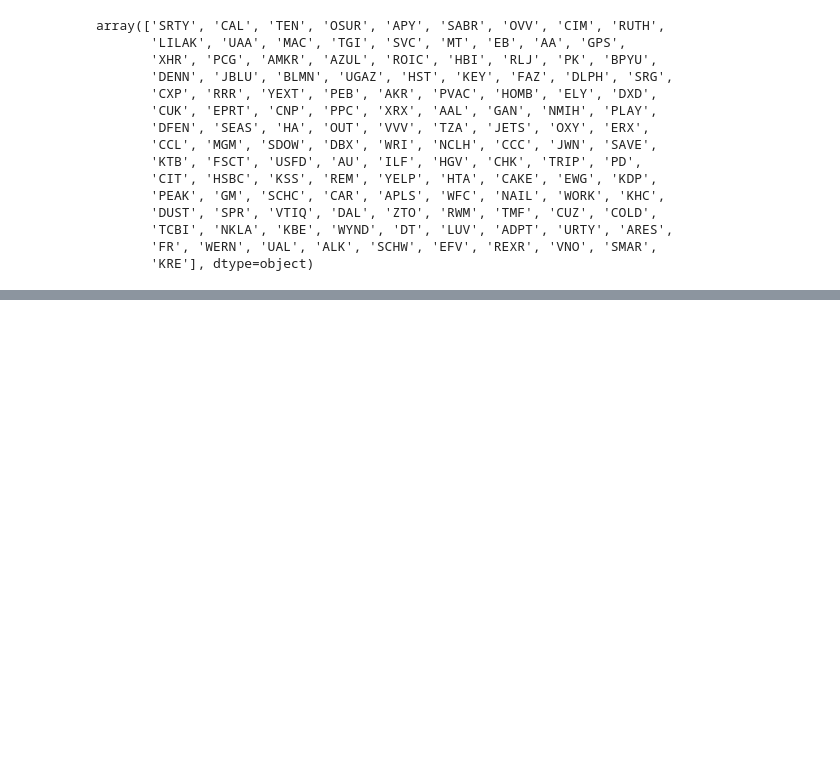
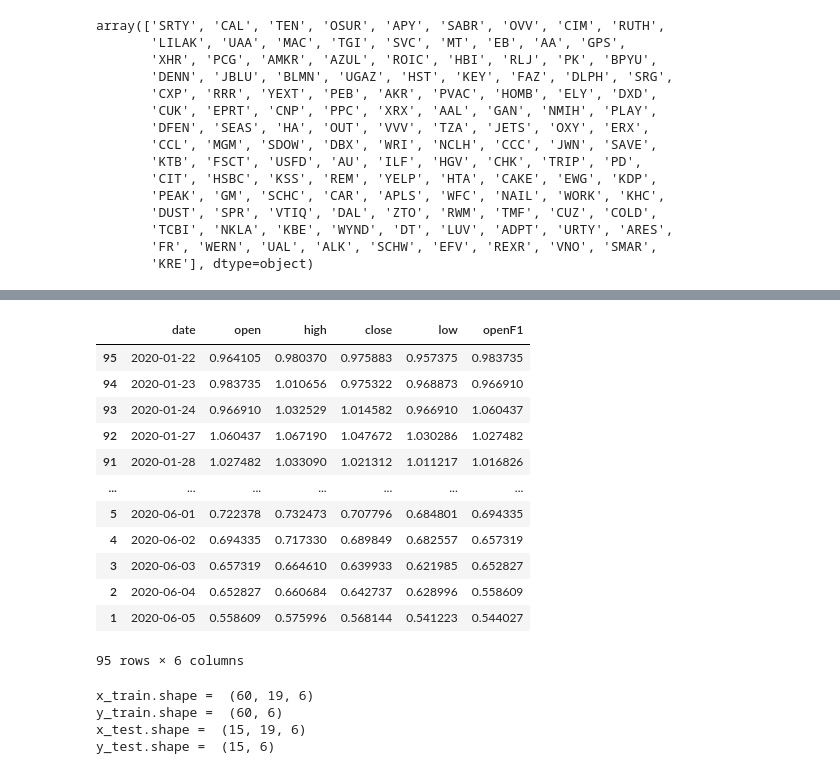
Before and after one commit to glenwang/AITrading, a Jupyter notebook: Model1.ipynb, the cells around one changed output, grey strips where cells are left out. Cells and saved outputs as stored; diff of their text form; code cells hidden in the pictures; blank space fills up the shorter version.

```diff
--- a/Model1.ipynb
+++ b/Model1.ipynb
@@ -86,0 +134,50 @@ rfmaDF.to_csv('127CalculatedDataFrame.csv')
+# %%
+ticker='SRTY'
+stock=rfmaDF[rfmaDF['ticker']==ticker][['date', 'open','high','close','low','openF1']]
+stock
+# %% [output]
+|  | date | open | high | close | low | openF1 |
+| 95 | 2020-01-22 | 0.964105 | 0.980370 | 0.975883 | 0.957375 | 0.983735 |
+| 94 | 2020-01-23 | 0.983735 | 1.010656 | 0.975322 | 0.968873 | 0.966910 |
+| 93 | 2020-01-24 | 0.966910 | 1.032529 | 1.014582 | 0.966910 | 1.060437 |
+| 92 | 2020-01-27 | 1.060437 | 1.067190 | 1.047672 | 1.030286 | 1.027482 |
+| 91 | 2020-01-28 | 1.027482 | 1.033090 | 1.021312 | 1.011217 | 1.016826 |
+| ... | ... | ... | ... | ... | ... | ... |
+| 5 | 2020-06-01 | 0.722378 | 0.732473 | 0.707796 | 0.684801 | 0.694335 |
+| 4 | 2020-06-02 | 0.694335 | 0.717330 | 0.689849 | 0.682557 | 0.657319 |
+| 3 | 2020-06-03 | 0.657319 | 0.664610 | 0.639933 | 0.621985 | 0.652827 |
+| 2 | 2020-06-04 | 0.652827 | 0.660684 | 0.642737 | 0.628996 | 0.558609 |
+| 1 | 2020-06-05 | 0.558609 | 0.575996 | 0.568144 | 0.541223 | 0.544027 |
+95 rows × 6 columns
+# %%
+def load_data(stock, look_back):
+    data_raw = stock.values # convert to numpy array
+    data = []
+
+    # create all possible sequences of length seq_len
+    for index in range(len(data_raw) - look_back):
+        data.append(data_raw[index: index + look_back])
+
+    data = np.array(data);
+    test_set_size = int(np.round(0.2*data.shape[0]));
+    train_set_size = data.shape[0] - (test_set_size);
+
+    x_train = data[:train_set_size,:-1,:]
+    y_train = data[:train_set_size,-1,:]
+
+    x_test = data[train_set_size:,:-1]
+    y_test = data[train_set_size:,-1,:]
+
+    return [x_train, y_train, x_test, y_test]
+
+look_back = 20 # choose sequence length
+x_train, y_train, x_test, y_test = load_data(stock, look_back)
+print('x_train.shape = ',x_train.shape)
+print('y_train.shape = ',y_train.shape)
+print('x_test.shape = ',x_test.shape)
+print('y_test.shape = ',y_test.shape)
+# %% [output]
+x_train.shape =  (60, 19, 6)
+y_train.shape =  (60, 6)
+x_test.shape =  (15, 19, 6)
+y_test.shape =  (15, 6)
```
Also changed, not shown: parts of 14 cells of this notebook, 4 other files.
